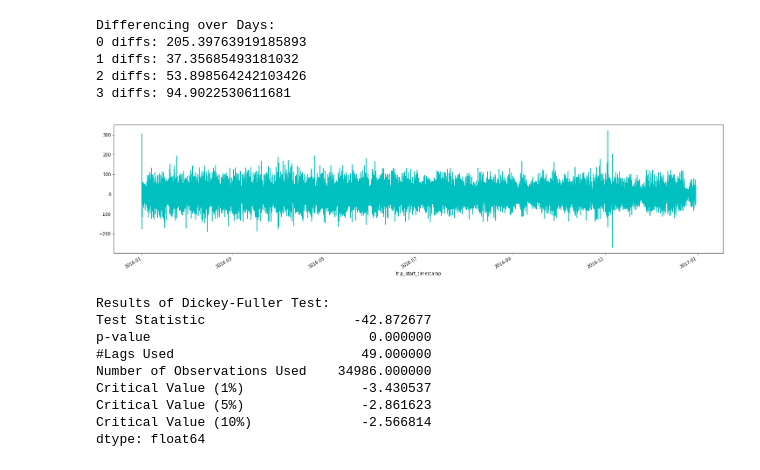
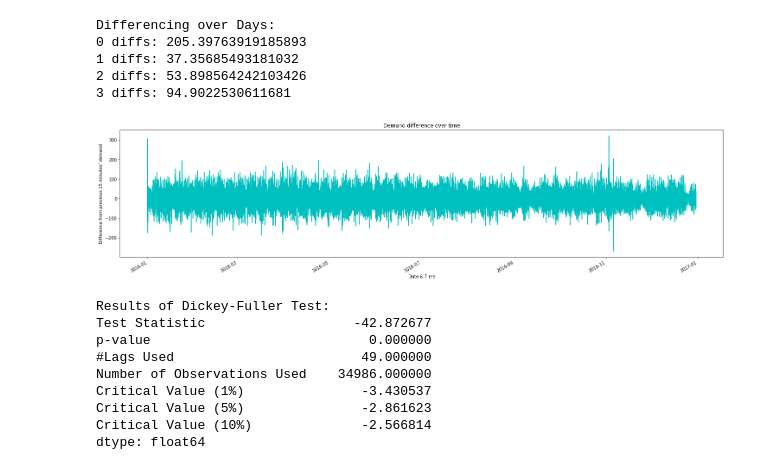
Before and after one commit to Auste1989/metis_projects, a Jupyter notebook: Passion_Project/Transit_Time_and_Rate_EDA.ipynb, the cells around one changed output. Cells and saved outputs as stored; diff of their text form; code cells hidden in the pictures.

```diff
--- a/Passion_Project/Transit_Time_and_Rate_EDA.ipynb
+++ b/Passion_Project/Transit_Time_and_Rate_EDA.ipynb
@@ -567,10 +569,13 @@ Differencing over Days:
 #So let's do it
 demand_over_time_diffed = demand_over_time.diff()
 demand_over_time_diffed = demand_over_time_diffed[1:]
-# %%
-demand_over_time_diffed.plot(color='c');
-# %% [output]
-[figure, removed]
+# %%
+demand_over_time_diffed.plot(color='c')
+plt.title('Demand difference over time')
+plt.xlabel('Date & Time')
+plt.ylabel("Difference from previous 15 minutes' demand");
+# %% [output]
+[figure, added]
 # %%
 #What's the stationarity score like after differencing?
 test_stationarity(demand_over_time_diffed)
```
Also changed, not shown: parts of 4 cells of this notebook.
